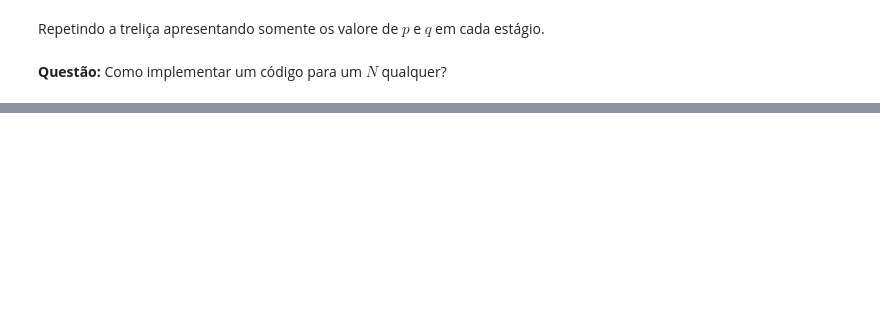
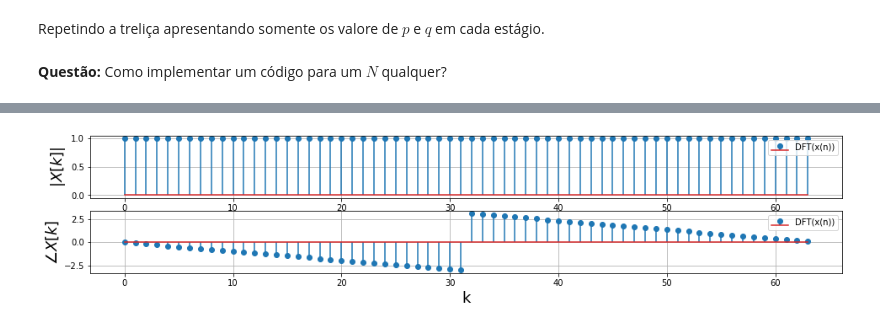
Before and after one commit to ecandeia/PDS-FFT, a Jupyter notebook: FFT.ipynb, the cells around one changed output, grey strips where cells are left out. Drawn from its saved outputs; the diff is of its cells as text; code cells hidden in the pictures; blank space fills up the shorter version.

```diff
--- a/FFT.ipynb
+++ b/FFT.ipynb
@@ -220,0 +310,34 @@ Repetindo a treliça apresentando somente os valore de $p$ e $q$ em cada estági
+# %%
+import numpy as np
+import matplotlib.pyplot as plt
+import scipy as scp
+
+L = 64 # Quantidade de pontos no sinal = Tamanho da FFT
+N = 64 # Tamanho da DFT
+
+fig,ax=plt.subplots(2)
+fig.set_size_inches((16,3))
+
+n = np.arange(0,L)
+
+#Sinal de entrada
+xn = np.zeros(L)
+xn[1] = 1 # Emulaçao de um impulso deslocado
+Xomega = scp.fft(xn, L)
+
+
+ax[0].stem(abs(Xomega),label='DFT(x(n))',use_line_collection=True,)
+ax[0].set_xlabel('k',fontsize=18)
+ax[0].set_ylabel(r'$|X[k]|$',fontsize=18)
+#ax[0].set_title('DFT Sinal Janelado',fontsize=18)
+ax[0].grid()
+ax[0].legend(loc=0);
+
+ax[1].stem(np.angle(Xomega),label='DFT(x(n))',use_line_collection=True,)
+ax[1].set_xlabel('k',fontsize=18)
+ax[1].set_ylabel(r'$\angle X[k]$',fontsize=18)
+#ax[1].set_title('DFT Sinal Janelado',fontsize=18)
+ax[1].grid()
+ax[1].legend(loc=0);
+# %% [output]
+[figure, added]
```
Also changed, not shown: parts of 7 cells of this notebook.
